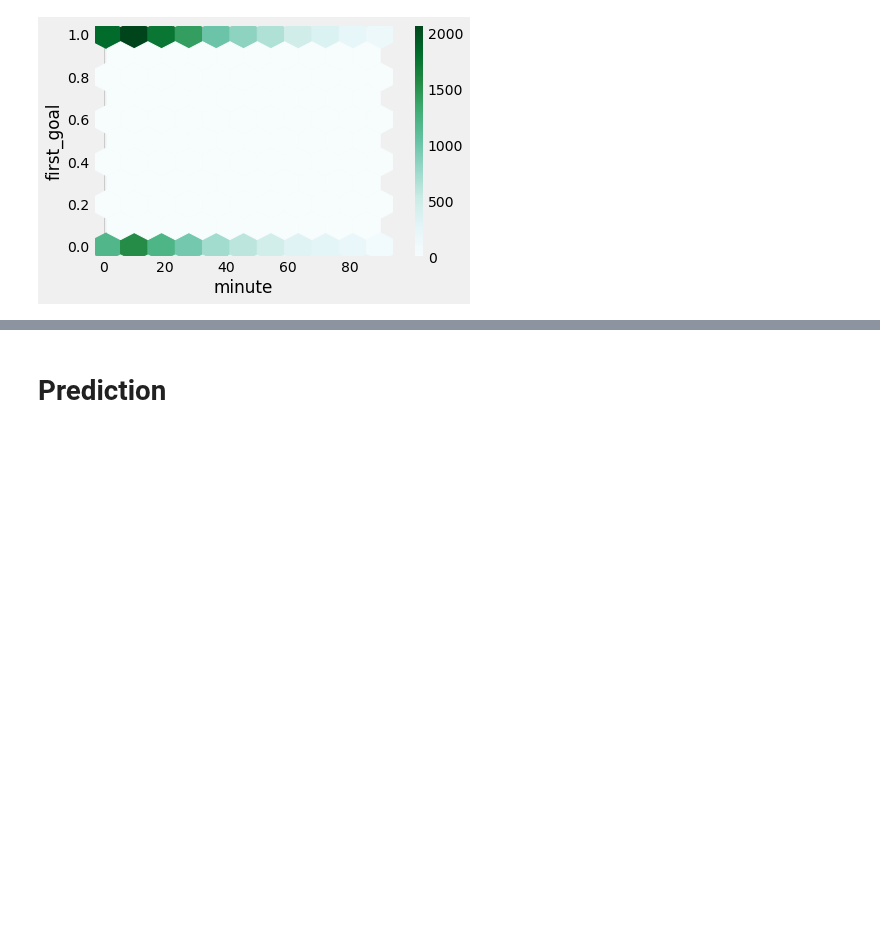
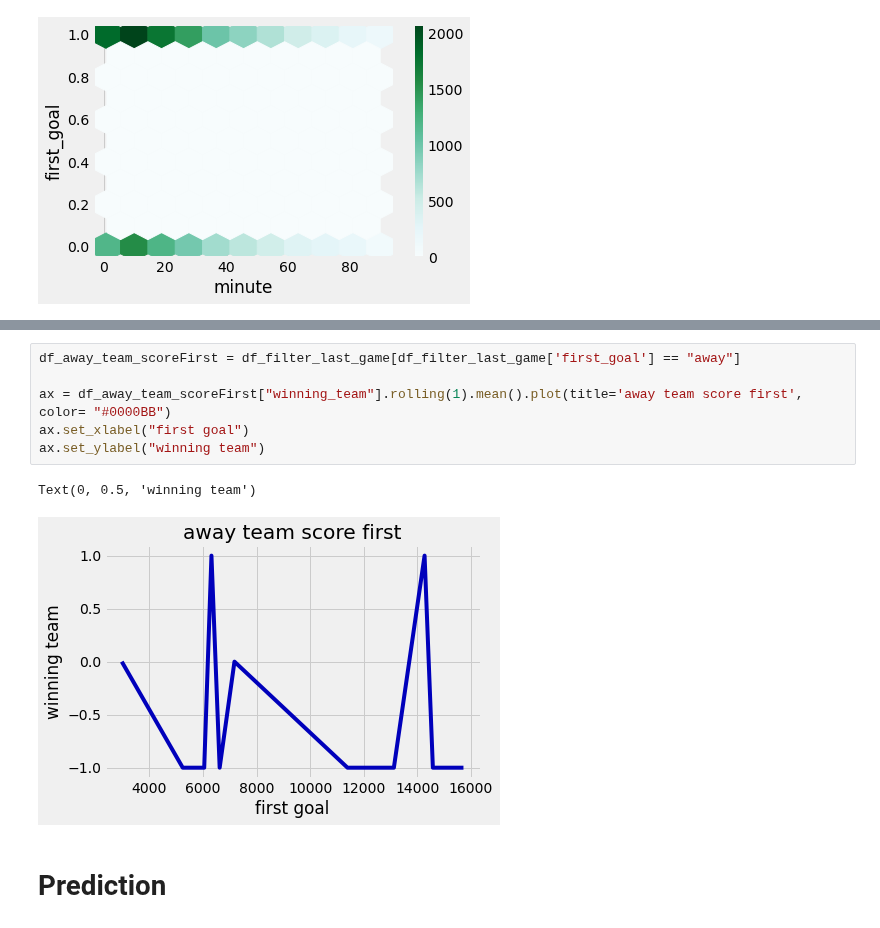
Before and after one commit to mohammedaljader/Football_Predictions_ML, a Jupyter notebook: Predict_first_goal.ipynb, the cells around one changed output, grey strips where cells are left out. Cells and saved outputs as stored; diff of their text form; blank space fills up the shorter version.

```diff
--- a/Predict_first_goal.ipynb
+++ b/Predict_first_goal.ipynb
@@ -324,3 +347,12 @@ plt.show()
+# %%
+df_away_team_scoreFirst = df_filter_last_game[df_filter_last_game['first_goal'] == "away"]
+
+ax = df_away_team_scoreFirst["winning_team"].rolling(1).mean().plot(title='away team score first', color= "#0000BB")
+ax.set_xlabel("first goal")
+ax.set_ylabel("winning team")
+# %% [output]
+Text(0, 0.5, 'winning team')
+[figure, added]
 # %% [markdown]
 # Prediction
 # %%
```
Also changed, not shown: parts of 4 cells of this notebook.
